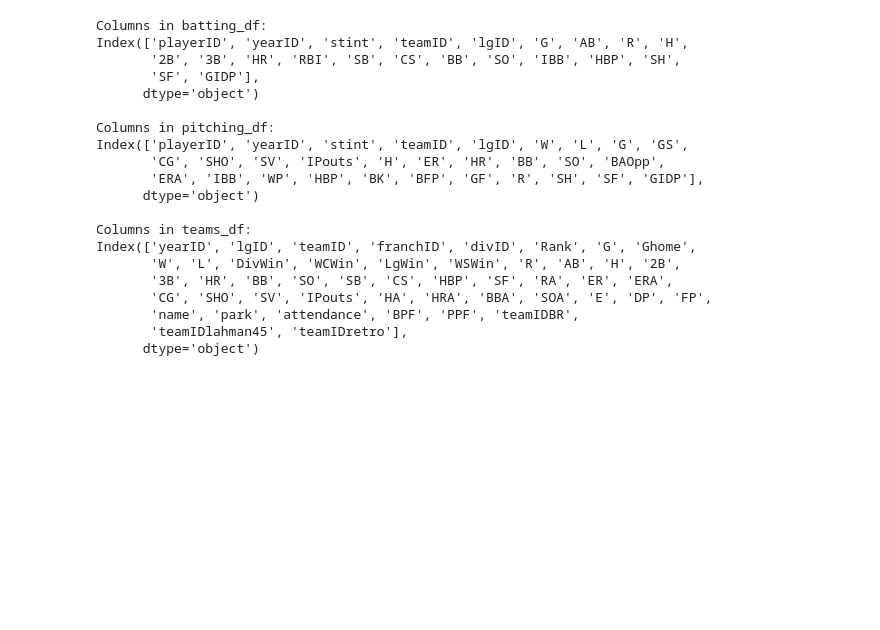
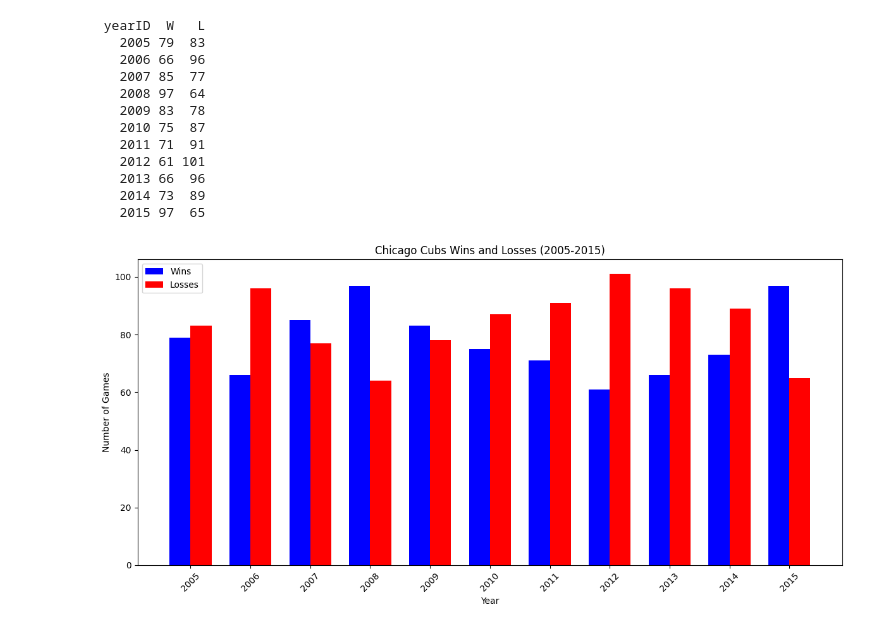
Before and after one commit to Timhanlon01/Project_2, a Jupyter notebook: Project_2.ipynb, the cells around one changed output. Drawn from its saved outputs; the diff is of its cells as text; code cells hidden in the pictures; blank space fills up the shorter version.

```diff
--- a/Project_2.ipynb
+++ b/Project_2.ipynb
@@ -1,5 +3,8 @@
 # %%
 import pandas as pd
+from sklearn.model_selection import train_test_split
+from sklearn.linear_model import LogisticRegression
+from sklearn.preprocessing import StandardScaler
 import matplotlib.pyplot as plt
 # File path
 batting_path = r"C:\Users\timha\Project_2\Batting.csv"
@@ -9,31 +14,54 @@ batting_df = pd.read_csv(batting_path)
 pitching_df = pd.read_csv(pitching_path)
 teams_df = pd.read_csv(teams_path)
 
-# Column names of both DataFrames
-print("Columns in batting_df:")
-print(batting_df.columns)
-print("\nColumns in pitching_df:")
-print(pitching_df.columns)
-print("\nColumns in teams_df:")
-print(teams_df.columns)
+# Using teams_df to focus on finding data for the Chicago Cubs (CHN)
+cubs_data = teams_df[teams_df['teamID'] == 'CHN']
+
+# Filtered data for years 2005 to 2015
+cubs_filtered = cubs_data[(cubs_data['yearID'] >= 2005) & (cubs_data['yearID'] <= 2015)]
+
+# Selecting only the desired columns
+columns_to_display = ['yearID', 'W', 'L']
+
+# Printing the filtered data without the index
+print(cubs_filtered[columns_to_display].to_string(index=False))
 # %% [output]
-Columns in batting_df:
-Index(['playerID', 'yearID', 'stint', 'teamID', 'lgID', 'G', 'AB', 'R', 'H',
-       '2B', '3B', 'HR', 'RBI', 'SB', 'CS', 'BB', 'SO', 'IBB', 'HBP', 'SH',
-       'SF', 'GIDP'],
-      dtype='object')
-
-Columns in pitching_df:
-Index(['playerID', 'yearID', 'stint', 'teamID', 'lgID', 'W', 'L', 'G', 'GS',
-       'CG', 'SHO', 'SV', 'IPouts', 'H', 'ER', 'HR', 'BB', 'SO', 'BAOpp',
-       'ERA', 'IBB', 'WP', 'HBP', 'BK', 'BFP', 'GF', 'R', 'SH', 'SF', 'GIDP'],
-      dtype='object')
-
-Columns in teams_df:
-Index(['yearID', 'lgID', 'teamID', 'franchID', 'divID', 'Rank', 'G', 'Ghome',
-       'W', 'L', 'DivWin', 'WCWin', 'LgWin', 'WSWin', 'R', 'AB', 'H', '2B',
-       '3B', 'HR', 'BB', 'SO', 'SB', 'CS', 'HBP', 'SF', 'RA', 'ER', 'ERA',
-       'CG', 'SHO', 'SV', 'IPouts', 'HA', 'HRA', 'BBA', 'SOA', 'E', 'DP', 'FP',
-       'name', 'park', 'attendance', 'BPF', 'PPF', 'teamIDBR',
-       'teamIDlahman45', 'teamIDretro'],
-      dtype='object')
+ yearID  W   L
+   2005 79  83
+   2006 66  96
+   2007 85  77
+   2008 97  64
+   2009 83  78
+   2010 75  87
+   2011 71  91
+   2012 61 101
+   2013 66  96
+   2014 73  89
+   2015 97  65
+# %%
+# Create a DataFrame with the given data
+data = {
+    'yearID': [2005, 2006, 2007, 2008, 2009, 2010, 2011, 2012, 2013, 2014, 2015],
+    'W': [79, 66, 85, 97, 83, 75, 71, 61, 66, 73, 97],
+    'L': [83, 96, 77, 64, 78, 87, 91, 101, 96, 89, 65]
+}
+df = pd.DataFrame(data)
+
+# Create the bar chart
+plt.figure(figsize=(12, 6))
+bar_width = 0.35
+index = range(len(df))
+
+plt.bar(index, df['W'], bar_width, label='Wins', color='blue')
+plt.bar([i + bar_width for i in index], df['L'], bar_width, label='Losses', color='red')
+
+plt.xlabel('Year')
+plt.ylabel('Number of Games')
+plt.title('Chicago Cubs Wins and Losses (2005-2015)')
+plt.xticks([i + bar_width/2 for i in index], df['yearID'], rotation=45)
+plt.legend()
+
+plt.tight_layout()
+plt.show()
+# %% [output]
+[figure, added]
```
Also changed, not shown: parts of 8 cells of this notebook.
